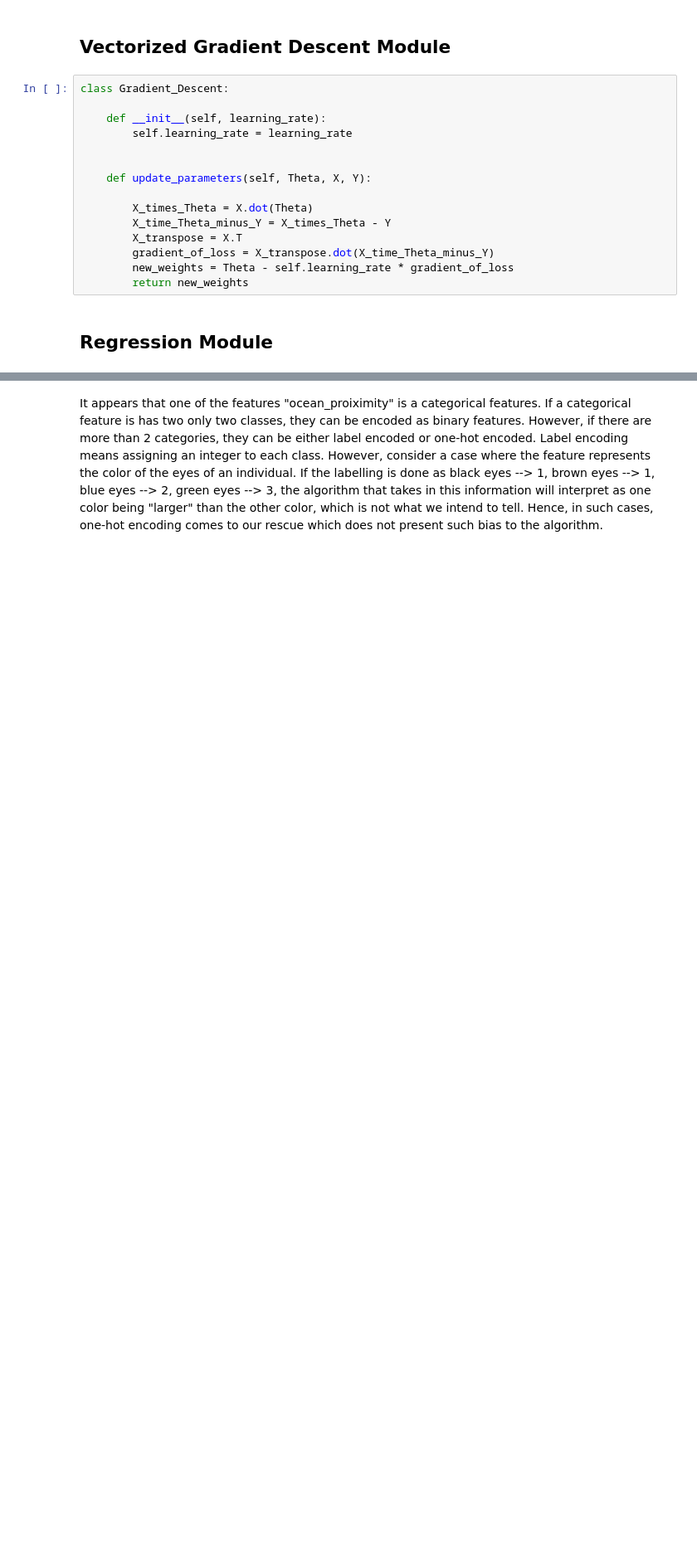
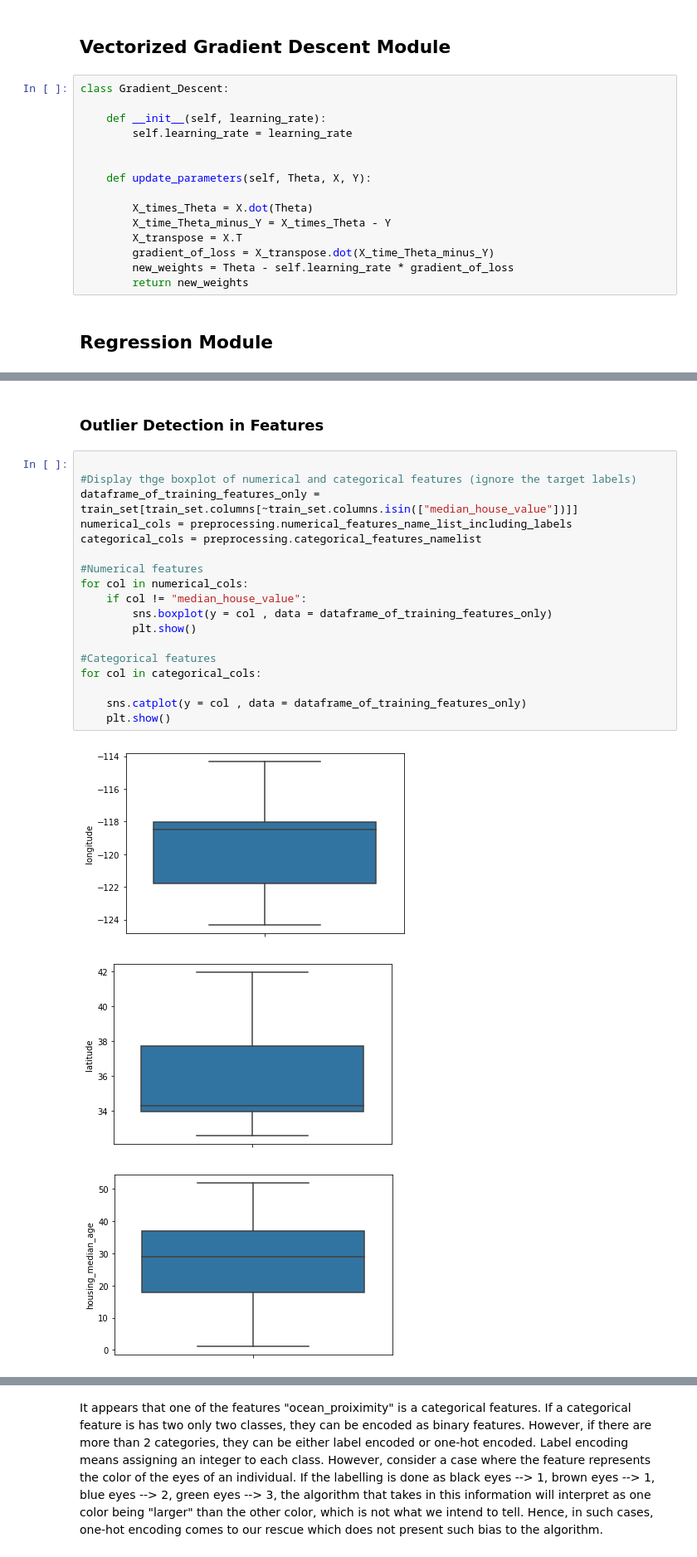
Before and after one commit to being-aerys/Python_Numpy_Implementations_of_Machine_Learning_Algorithms, a Jupyter notebook: Supervised_Methods/Linear_Regression/Source_Codes/Linear_Regression_on_California_Housing_Data.ipynb, the cells around one changed output, grey strips where cells are left out. Shown at 83% size. Saved outputs shown, nothing was run; the diff lists cells and outputs as text; blank space fills up the shorter version.

```diff
--- a/Supervised_Methods/Linear_Regression/Source_Codes/Linear_Regression_on_California_Housing_Data.ipynb
+++ b/Supervised_Methods/Linear_Regression/Source_Codes/Linear_Regression_on_California_Housing_Data.ipynb
@@ -206,0 +396,24 @@ class Linear_Regression(Regression):
+# %% [markdown]
+### Outlier Detection in Features
+# %%
+
+#Display thge boxplot of numerical and categorical features (ignore the target labels)
+dataframe_of_training_features_only = train_set[train_set.columns[~train_set.columns.isin(["median_house_value"])]]
+numerical_cols = preprocessing.numerical_features_name_list_including_labels
+categorical_cols = preprocessing.categorical_features_namelist
+
+#Numerical features
+for col in numerical_cols:
+    if col != "median_house_value":
+        sns.boxplot(y = col , data = dataframe_of_training_features_only)
+        plt.show()
+
+#Categorical features
+for col in categorical_cols:
+
+    sns.catplot(y = col , data = dataframe_of_training_features_only)
+    plt.show()
+# %% [output]
+[figure, added]
+[figure, added]
+[figure, added]
```
Also changed, not shown: parts of 32 cells of this notebook.
